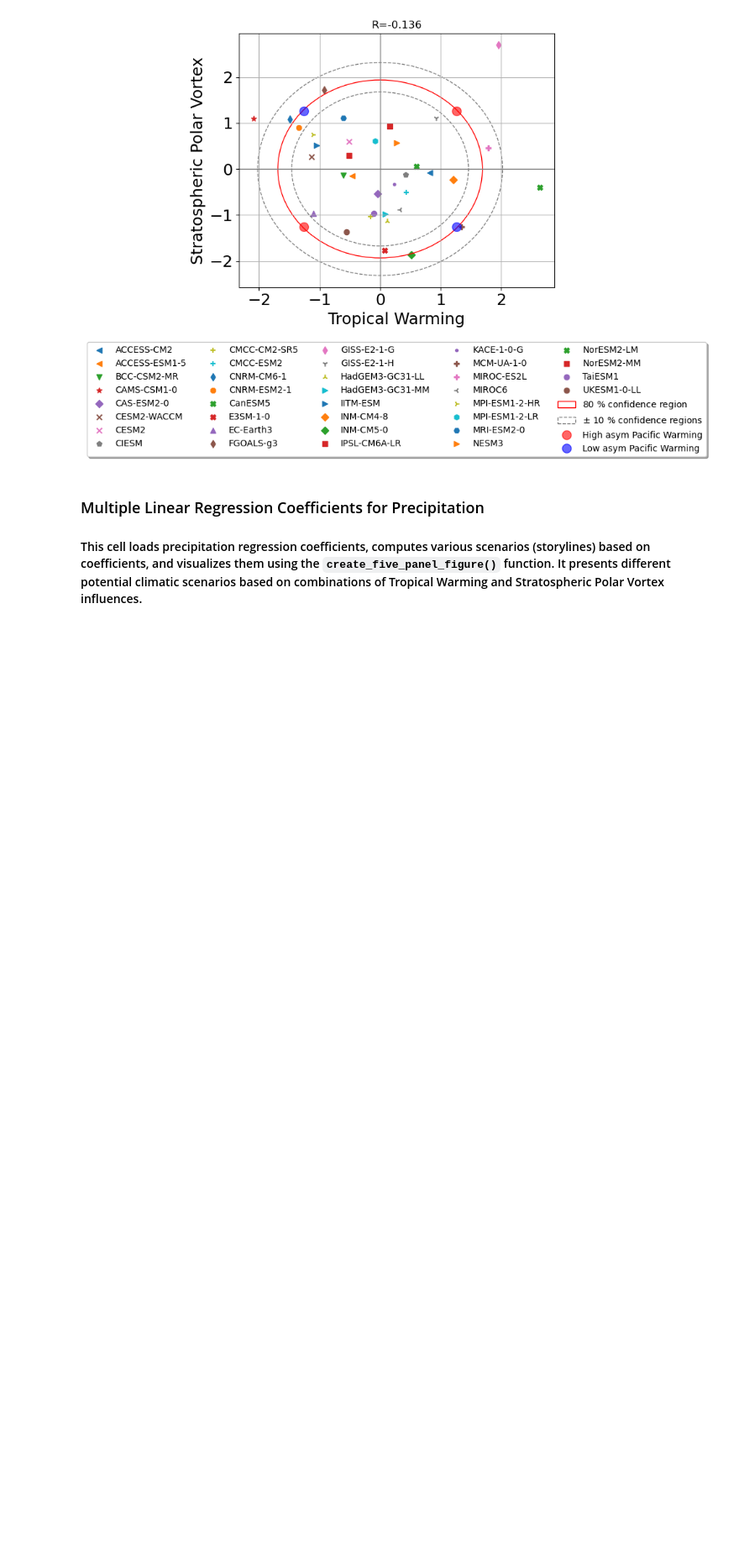
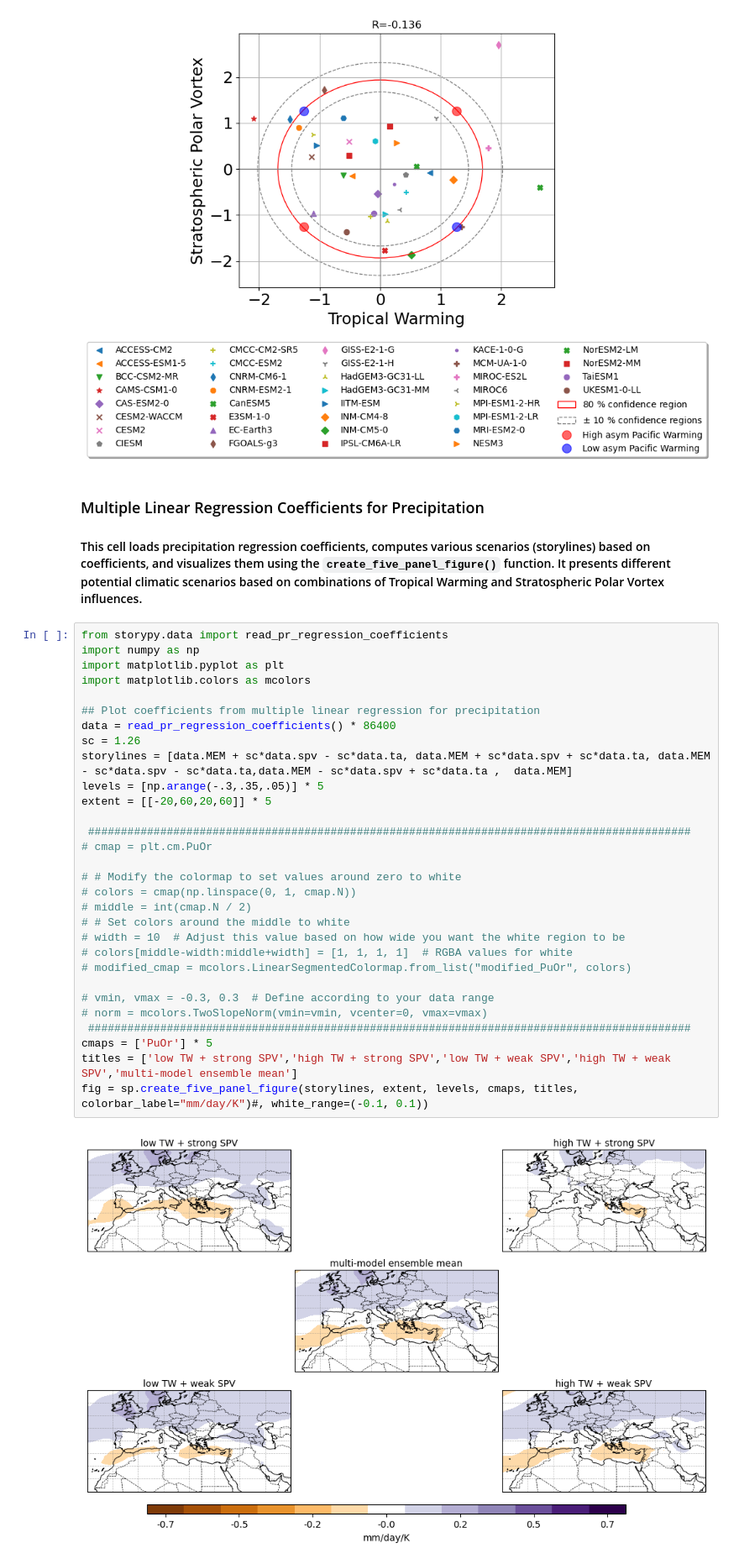
Before and after one commit to LIM-Climate-Causality/storypy, a Jupyter notebook: notebooks/zappa_shepherd.ipynb, the cells around one changed output. Shown at 84% size. Saved outputs shown, nothing was run; the diff lists cells and outputs as text; blank space fills up the shorter version.

````diff
--- a/notebooks/zappa_shepherd.ipynb
+++ b/notebooks/zappa_shepherd.ipynb
@@ -106,4 +108,36 @@ fig = sp.plot_ellipse(models,rds["spv"].values,rds["ta"].values,corr="no",x_labe
 ### Multiple Linear Regression Coefficients for Precipitation
 
 #### This cell loads precipitation regression coefficients, computes various scenarios (storylines) based on coefficients, and visualizes them using the ```create_five_panel_figure()``` function. It presents different potential climatic scenarios based on combinations of Tropical Warming and Stratospheric Polar Vortex influences.
+# %%
+from storypy.data import read_pr_regression_coefficients
+import numpy as np
+import matplotlib.pyplot as plt
+import matplotlib.colors as mcolors
+
+## Plot coefficients from multiple linear regression for precipitation
+data = read_pr_regression_coefficients() * 86400
+sc = 1.26
+storylines = [data.MEM + sc*data.spv - sc*data.ta, data.MEM + sc*data.spv + sc*data.ta, data.MEM - sc*data.spv - sc*data.ta,data.MEM - sc*data.spv + sc*data.ta ,  data.MEM]
+levels = [np.arange(-.3,.35,.05)] * 5
+extent = [[-20,60,20,60]] * 5
+
+ ############################################################################################
+# cmap = plt.cm.PuOr
+
+# # Modify the colormap to set values around zero to white
+# colors = cmap(np.linspace(0, 1, cmap.N))
+# middle = int(cmap.N / 2)
+# # Set colors around the middle to white
+# width = 10  # Adjust this value based on how wide you want the white region to be
+# colors[middle-width:middle+width] = [1, 1, 1, 1]  # RGBA values for white
+# modified_cmap = mcolors.LinearSegmentedColormap.from_list("modified_PuOr", colors)
+
+# vmin, vmax = -0.3, 0.3  # Define according to your data range
+# norm = mcolors.TwoSlopeNorm(vmin=vmin, vcenter=0, vmax=vmax)
+ ############################################################################################
+cmaps = ['PuOr'] * 5
+titles = ['low TW + strong SPV','high TW + strong SPV','low TW + weak SPV','high TW + weak SPV','multi-model ensemble mean']
+fig = sp.create_five_panel_figure(storylines, extent, levels, cmaps, titles, colorbar_label="mm/day/K")#, white_range=(-0.1, 0.1))
+# %% [output]
+[figure, added]
 # %%
````
Also changed, not shown: parts of 6 cells of this notebook, 4 other files.
